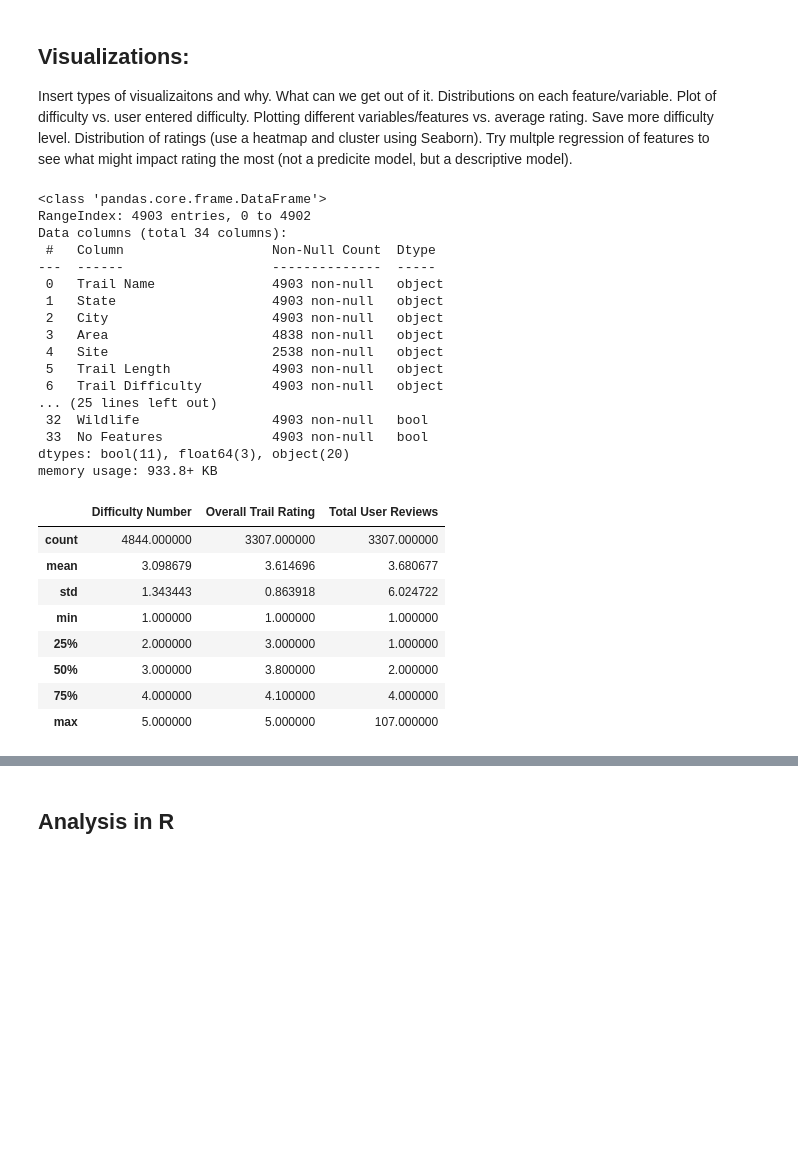
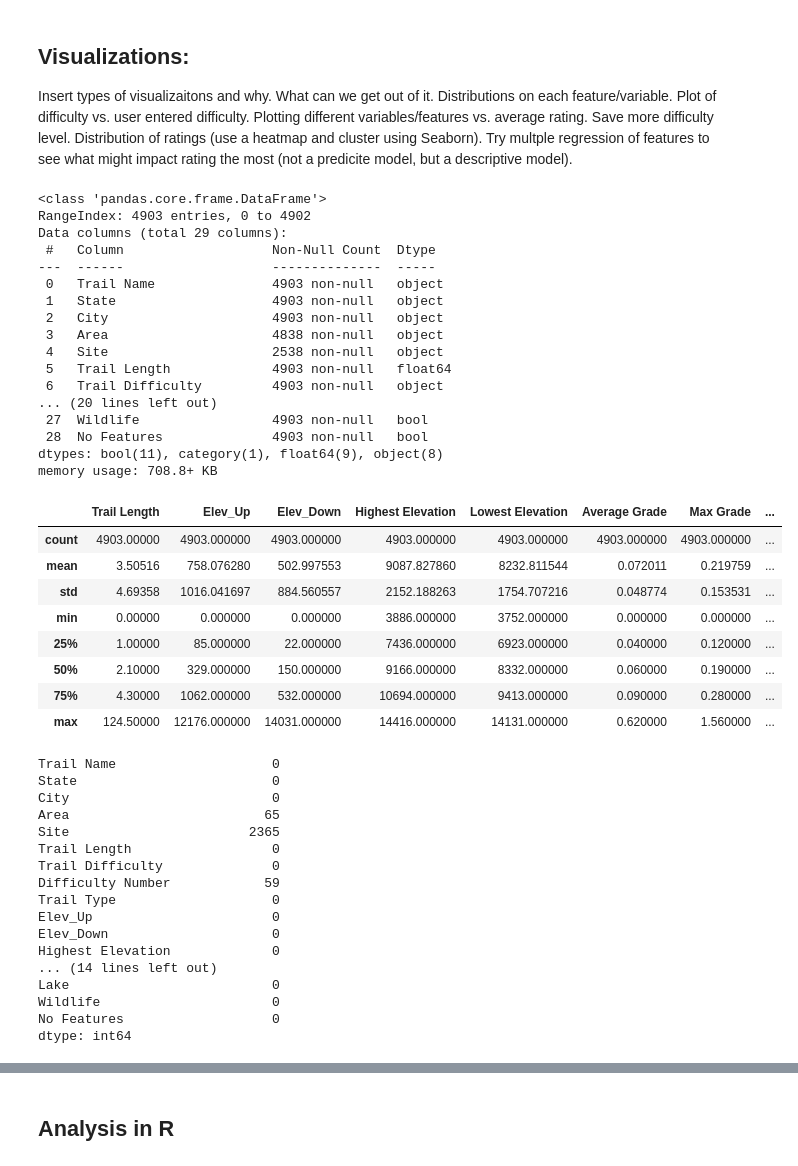
Before and after one commit to BiochemHead/COMP_4447_Final_Project, a Jupyter notebook: 4. Analysis R code/Final Project Notebook.ipynb, the cells around one changed output, grey strips where cells are left out. Drawn from its saved outputs; the diff is of its cells as text; code cells hidden in the pictures; blank space fills up the shorter version.

```diff
--- a/4. Analysis R code/Final Project Notebook.ipynb
+++ b/4. Analysis R code/Final Project Notebook.ipynb
@@ -364,31 +368,49 @@ Insert types of visualizaitons and why. What can we get out of it. Distributions
 # %%
 df = pd.read_pickle("hike_project_cleaned.pkl")
 df.info()
-df.describe()
+display(df.describe())
+df.isna().sum()
 # %% [output]
 <class 'pandas.core.frame.DataFrame'>
 RangeIndex: 4903 entries, 0 to 4902
-Data columns (total 34 columns):
+Data columns (total 29 columns):
  #   Column                   Non-Null Count  Dtype
 ---  ------                   --------------  -----
  0   Trail Name               4903 non-null   object
  1   State                    4903 non-null   object
  2   City                     4903 non-null   object
  3   Area                     4838 non-null   object
  4   Site                     2538 non-null   object
- 5   Trail Length             4903 non-null   object
+ 5   Trail Length             4903 non-null   float64
  6   Trail Difficulty         4903 non-null   object
-... (25 lines left out)
- 32  Wildlife                 4903 non-null   bool
- 33  No Features              4903 non-null   bool
-dtypes: bool(11), float64(3), object(20)
-memory usage: 933.8+ KB
+... (20 lines left out)
+ 27  Wildlife                 4903 non-null   bool
+ 28  No Features              4903 non-null   bool
+dtypes: bool(11), category(1), float64(9), object(8)
+memory usage: 708.8+ KB
-|  | Difficulty Number | Overall Trail Rating | Total User Reviews |
-| count | 4844.000000 | 3307.000000 | 3307.000000 |
-| mean | 3.098679 | 3.614696 | 3.680677 |
-| std | 1.343443 | 0.863918 | 6.024722 |
-| min | 1.000000 | 1.000000 | 1.000000 |
-| 25% | 2.000000 | 3.000000 | 1.000000 |
-| 50% | 3.000000 | 3.800000 | 2.000000 |
-| 75% | 4.000000 | 4.100000 | 4.000000 |
-| max | 5.000000 | 5.000000 | 107.000000 |
+|  | Trail Length | Elev_Up | Elev_Down | Highest Elevation | Lowest Elevation | Average Grade | Max Grade | ... |
+| count | 4903.00000 | 4903.000000 | 4903.000000 | 4903.000000 | 4903.000000 | 4903.000000 | 4903.000000 | ... |
+| mean | 3.50516 | 758.076280 | 502.997553 | 9087.827860 | 8232.811544 | 0.072011 | 0.219759 | ... |
+| std | 4.69358 | 1016.041697 | 884.560557 | 2152.188263 | 1754.707216 | 0.048774 | 0.153531 | ... |
+| min | 0.00000 | 0.000000 | 0.000000 | 3886.000000 | 3752.000000 | 0.000000 | 0.000000 | ... |
+| 25% | 1.00000 | 85.000000 | 22.000000 | 7436.000000 | 6923.000000 | 0.040000 | 0.120000 | ... |
+| 50% | 2.10000 | 329.000000 | 150.000000 | 9166.000000 | 8332.000000 | 0.060000 | 0.190000 | ... |
+| 75% | 4.30000 | 1062.000000 | 532.000000 | 10694.000000 | 9413.000000 | 0.090000 | 0.280000 | ... |
+| max | 124.50000 | 12176.000000 | 14031.000000 | 14416.000000 | 14131.000000 | 0.620000 | 1.560000 | ... |
+Trail Name                    0
+State                         0
+City                          0
+Area                         65
+Site                       2365
+Trail Length                  0
+Trail Difficulty              0
+Difficulty Number            59
+Trail Type                    0
+Elev_Up                       0
+Elev_Down                     0
+Highest Elevation             0
+... (14 lines left out)
+Lake                          0
+Wildlife                      0
+No Features                   0
+dtype: int64
```
Also changed, not shown: parts of 14 cells of this notebook, 1 other file.
